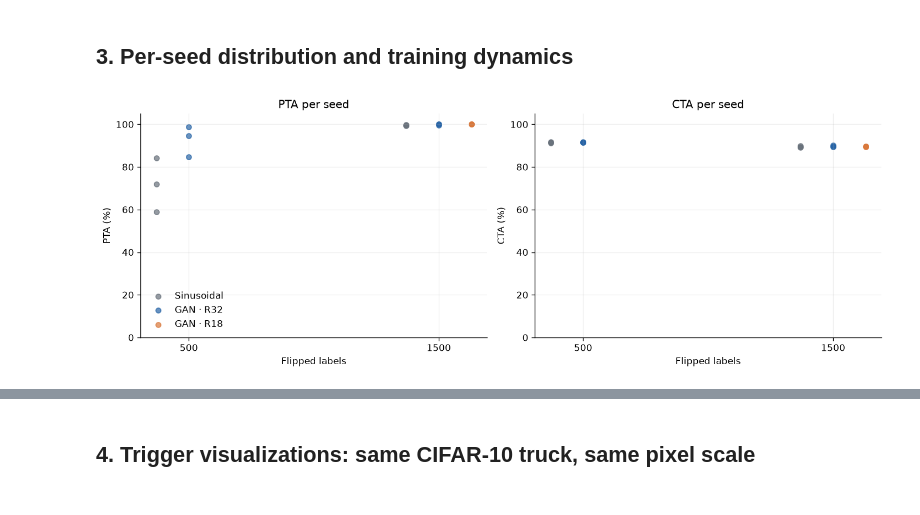
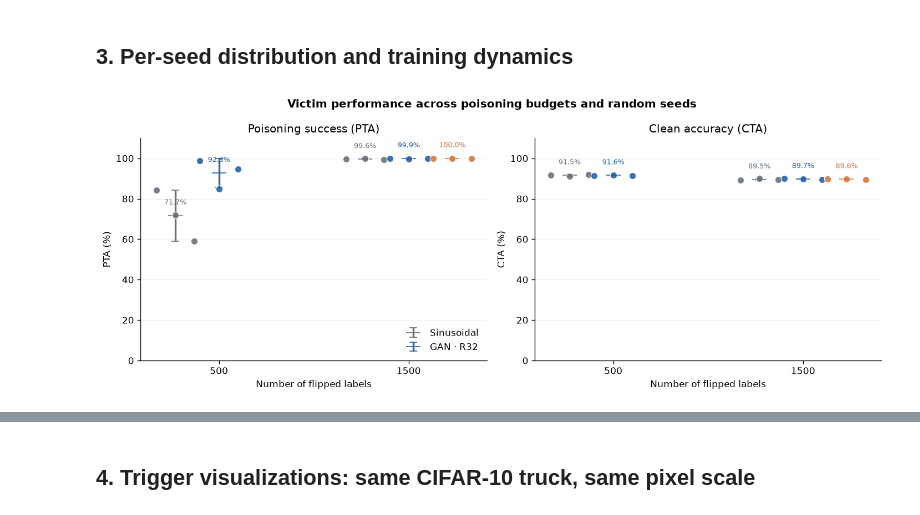
Before and after one commit to nadinehc/FLIP, a Jupyter notebook: compare_triggers.ipynb, the cells around one changed output, grey strips where cells are left out. Drawn from its saved outputs; the diff is of its cells as text; code cells hidden in the pictures.

```diff
--- a/compare_triggers.ipynb
+++ b/compare_triggers.ipynb
@@ -176,28 +208,73 @@ else:
 # %% [markdown]
 ## 3. Per-seed distribution and training dynamics
 # %%
-if AVAILABLE.empty: print('No complete paired curves yet.')
+if AVAILABLE.empty:
+    print('No completed victim evaluations available.')
 else:
-    fig, axes = plt.subplots(1, 2, figsize=(12, 4.3))
-    for ax, metric in zip(axes, ['PTA','CTA']):
-        for j,v in enumerate(MAIN):
-            for i,b in enumerate(BUDGETS):
-                sub=AVAILABLE[(AVAILABLE.variant==v)&(AVAILABLE.budget==b)]
-                ax.scatter(np.full(len(sub),i+(j-1)*.13), sub[metric], color=COLOR[v], s=30, alpha=.7,
-                           label=LABEL[v] if i==0 else None)
-        ax.set_xticks(range(len(BUDGETS)), BUDGETS); ax.set_xlabel('Flipped labels')
-        ax.set_ylabel(f'{metric} (%)'); ax.set_ylim(0,105); ax.set_title(f'{metric} per seed'); ax.grid(alpha=.2)
-    axes[0].legend(frameon=False); fig.tight_layout(); savefig(fig, '03_seed_distribution'); plt.show()
+    # FIGURE 3 — Mean ± SD, with individual seeds
+    fig, axes = plt.subplots(1, 2, figsize=(12, 4.6))
+    for ax, metric in zip(axes, ['PTA', 'CTA']):
+        for j, v in enumerate(MAIN):
+            for i, b in enumerate(BUDGETS):
+                sub = AVAILABLE[(AVAILABLE.variant == v) & (AVAILABLE.budget == b)]
+                if sub.empty:
+                    continue
+                values = sub[metric].dropna()
+                if values.empty:
+                    continue
+                x = i + (j - (len(MAIN)-1)/2) * .23
+                mean = values.mean()
+                sd = values.std() if len(values) > 1 else 0
+                ax.errorbar(x, mean, yerr=sd, fmt='_', markersize=16, capsize=4, linewidth=2, color=COLOR[v],
+                    label=LABEL[v] if i == 0 else None, zorder=3)
+                ax.scatter(np.full(len(values), x) + np.linspace(-.10, .10, len(values)), values, s=55,
+                           color=COLOR[v], edgecolor='white', linewidth=.8, alpha=.9, zorder=5)
+                ax.annotate(f'{mean:.1f}%', (x, mean), xytext=(0, 12), textcoords='offset points', ha='center', fontsize=8, color=COLOR[v])
+        ax.set_xticks(range(len(BUDGETS)), [str(b) for b in BUDGETS])
+        ax.set_xlabel('Number of flipped labels')
+        ax.set_ylabel(f'{metric} (%)')
+        ax.set_ylim(0, 110)
+        ax.grid(axis='y', alpha=.2)
+        ax.set_axisbelow(True)
+        ax.set_title('Poisoning success (PTA)' if metric == 'PTA' else 'Clean accuracy (CTA)')
 
-    fig, axes=plt.subplots(1,2,figsize=(12,4.3))
-    for v in MAIN:
-        name=run_name(v, 0, 1500); res=load_metrics(EXP/name)
-        if res is None: continue
-        for ax,key in zip(axes,['cta_curve','pta_curve']):
-            ax.plot(np.arange(1,len(res[key])+1), res[key], label=LABEL[v], color=COLOR[v], linewidth=1.7)
-    for ax,metric in zip(axes,['CTA','PTA']):
-        ax.set_title(f'{metric} training dynamics · 1500 flips · seed 0'); ax.set_xlabel('Recorded evaluation index')
-        ax.set_ylabel('Accuracy (%)'); ax.set_ylim(0,105); ax.grid(alpha=.2)
-    axes[0].legend(frameon=False); fig.tight_layout(); savefig(fig,'04_learning_curves_seed0'); plt.show()
+    axes[0].legend(frameon=False, loc='lower right')
+    fig.suptitle('Victim performance across poisoning budgets and random seeds', fontsize=12, fontweight='bold')
+    fig.tight_layout()
+    savefig(fig, '03_seed_distribution')
+    plt.show()
+
+    # FIGURE 4 — Victim training dynamics at each budget
+    fig, axes = plt.subplots(2, 2, figsize=(12, 8), sharex='col')
+
+    for col, b in enumerate(BUDGETS):
+        for v in MAIN:
+            name = run_name(v, 0, b)
+            res = load_metrics(EXP / name)
+            if res is None:
+                continue
+            for row, key in enumerate(['pta_curve', 'cta_curve']):
+                curve = res.get(key)
+                if curve is None or len(curve) == 0:
+                    continue
+                axes[row, col].plot(np.arange(1, len(curve)+1), curve, label=LABEL[v], color=COLOR[v], linewidth=2)
+        axes[0, col].set_title(f'{b} label flips')
+        for row in range(2):
+            axes[row, col].set_ylim(0, 105)
+            axes[row, col].grid(alpha=.2)
+            axes[row, col].set_axisbelow(True)
+        axes[1, col].set_xlabel('Recorded evaluation index')
+    axes[0, 0].set_ylabel('PTA (%)')
+    axes[1, 0].set_ylabel('CTA (%)')
+
+    handles, labels = axes[0, -1].get_legend_handles_labels()
+    if not handles:
+        handles, labels = axes[0, 0].get_legend_handles_labels()
+    fig.legend(handles, labels, loc='upper center', bbox_to_anchor=(.5, .96), ncol=3, frameon=False)
+
+    fig.suptitle('Victim training dynamics — seed 0', fontsize=12, fontweight='bold')
+    fig.tight_layout(rect=[0, 0, 1, .92])
+    savefig(fig, '04_learning_curves_seed0')
+    plt.show()
 # %% [output]
-[figure, old version]
+[figure, new version]
```
Also changed, not shown: parts of 5 cells of this notebook, 1 other file.
